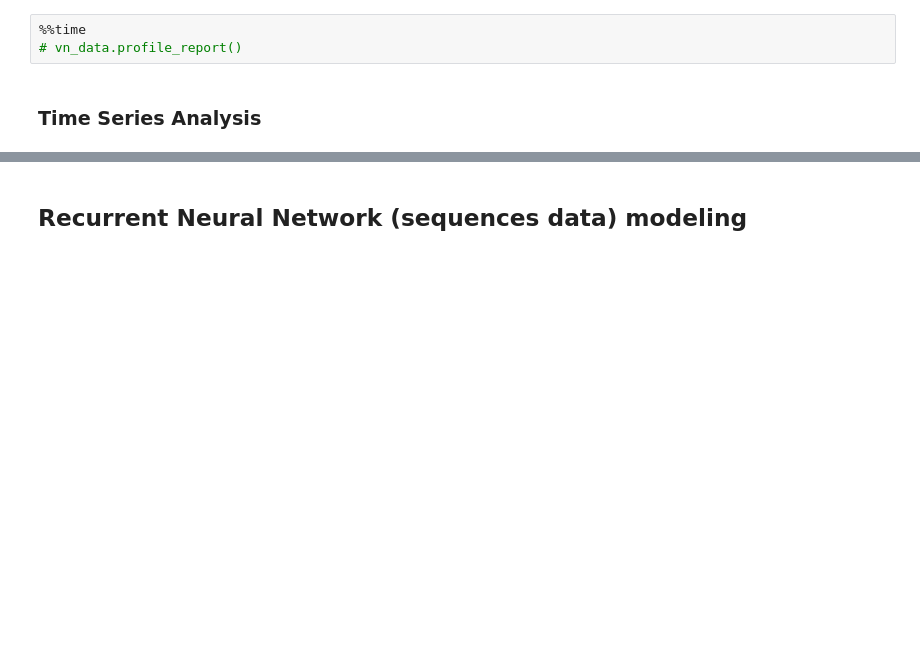
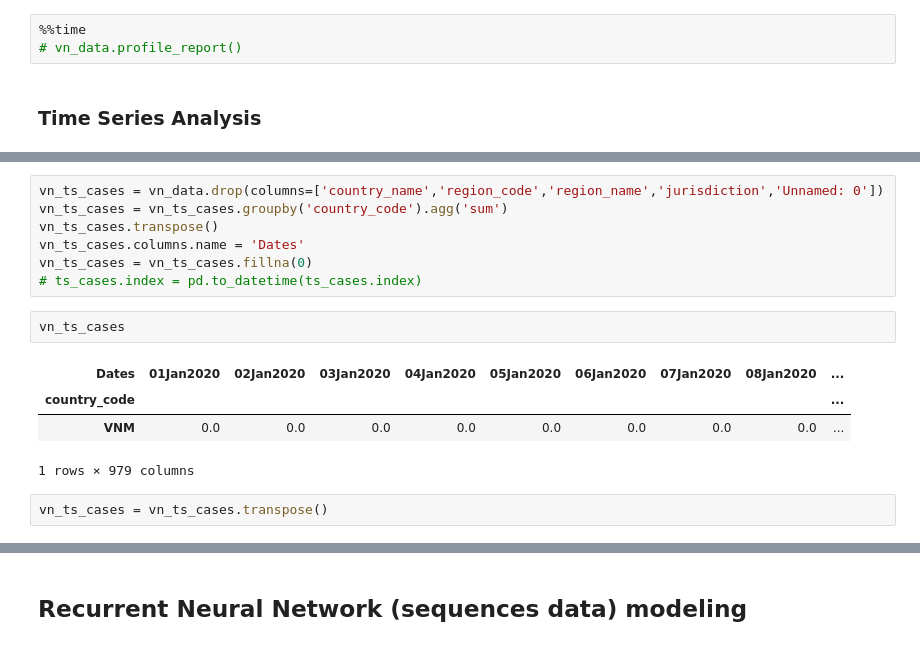
Before and after one commit to tekadata/covid_time_series_prediction, a Jupyter notebook: notebooks/EDA_RNN_TeKa.ipynb, the cells around one changed output, grey strips where cells are left out. Drawn from its saved outputs; the diff is of its cells as text; blank space fills up the shorter version.

```diff
--- a/notebooks/EDA_RNN_TeKa.ipynb
+++ b/notebooks/EDA_RNN_TeKa.ipynb
@@ -250,0 +271,16 @@ ts_cases = ts_cases.fillna(0)
+# %%
+vn_ts_cases = vn_data.drop(columns=['country_name','region_code','region_name','jurisdiction','Unnamed: 0'])
+vn_ts_cases = vn_ts_cases.groupby('country_code').agg('sum')
+vn_ts_cases.transpose()
+vn_ts_cases.columns.name = 'Dates'
+vn_ts_cases = vn_ts_cases.fillna(0)
+# ts_cases.index = pd.to_datetime(ts_cases.index)
+# %%
+vn_ts_cases
+# %% [output]
+| Dates | 01Jan2020 | 02Jan2020 | 03Jan2020 | 04Jan2020 | 05Jan2020 | 06Jan2020 | 07Jan2020 | 08Jan2020 | ... |
+| country_code |  |  |  |  |  |  |  |  | ... |
+| VNM | 0.0 | 0.0 | 0.0 | 0.0 | 0.0 | 0.0 | 0.0 | 0.0 | ... |
+1 rows × 979 columns
+# %%
+vn_ts_cases = vn_ts_cases.transpose()
```
Also changed, not shown: parts of 37 cells of this notebook, 1 other file.
